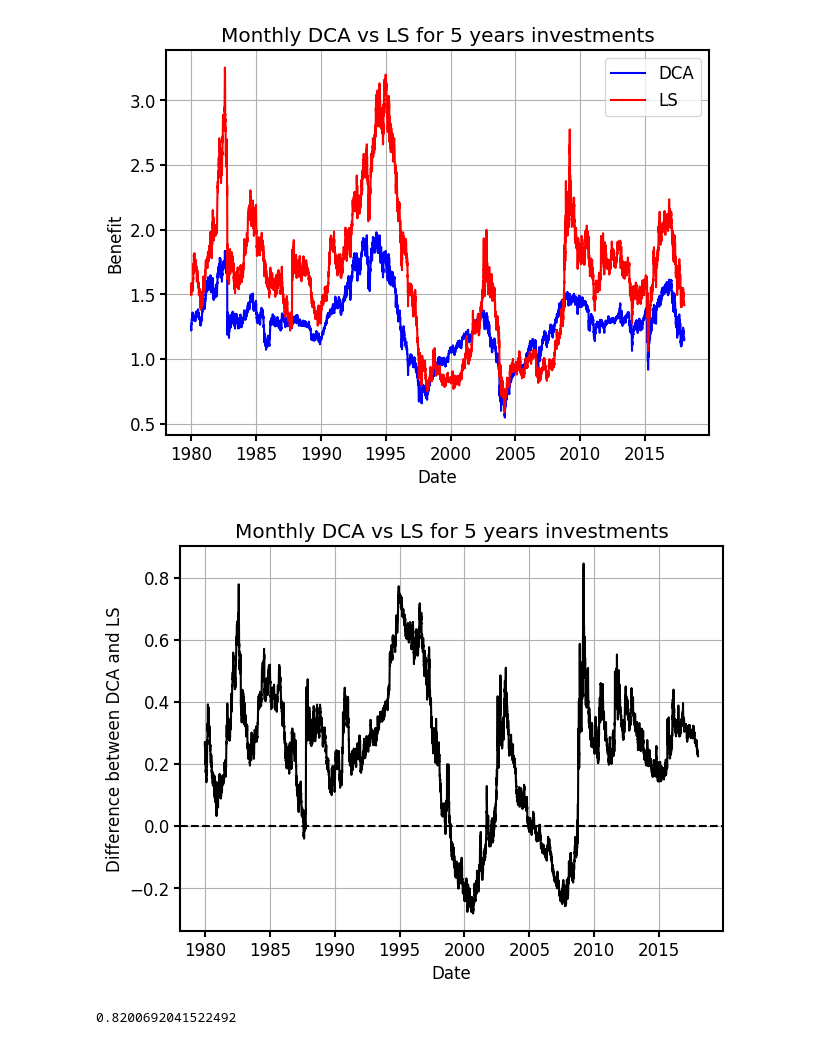
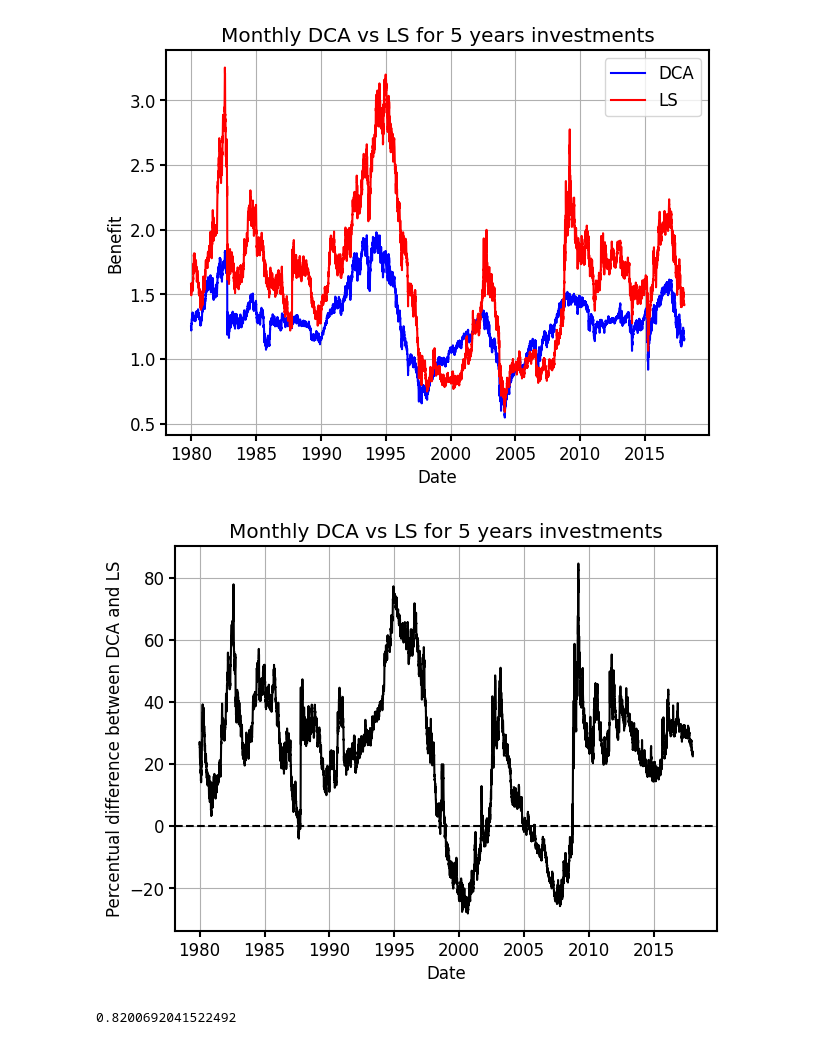
Before and after one commit to alexmolas/alexmolas.github.io, a Jupyter notebook: notebooks/sp500/analysis.ipynb, the cells around one changed output. Saved outputs shown, nothing was run; the diff lists cells and outputs as text; code cells hidden in the pictures.

```diff
--- a/notebooks/sp500/analysis.ipynb
+++ b/notebooks/sp500/analysis.ipynb
@@ -71,14 +70,14 @@ plt.savefig("/Users/a.molasmartin/Documents/workspace/personal-website/docs/dca-
 # %% [output]
 [figure]
 # %%
-plt.plot(starting_dates, (bs_ls - bs_dca) / bs_dca)
+plt.plot(starting_dates, (bs_ls - bs_dca) / bs_dca * 100)
 plt.axhline(0, ls='--')
 plt.xlabel("Date")
-plt.ylabel("Difference between DCA and LS")
+plt.ylabel("Percentual difference between DCA and LS")
 plt.title("Monthly DCA vs LS for 5 years investments")
-plt.savefig("/Users/a.molasmartin/Documents/workspace/personal-website/docs/dca-is-suboptimal/dca-vs-ls-2.svg")
+plt.savefig("../../docs/dca-is-suboptimal/dca-vs-ls-2.svg")
 # %% [output]
-[figure, old version]
+[figure, new version]
 # %%
 (bs_ls > bs_dca).mean()
 # %% [output]
```
Also changed, not shown: parts of 3 cells of this notebook, 4 other files.
